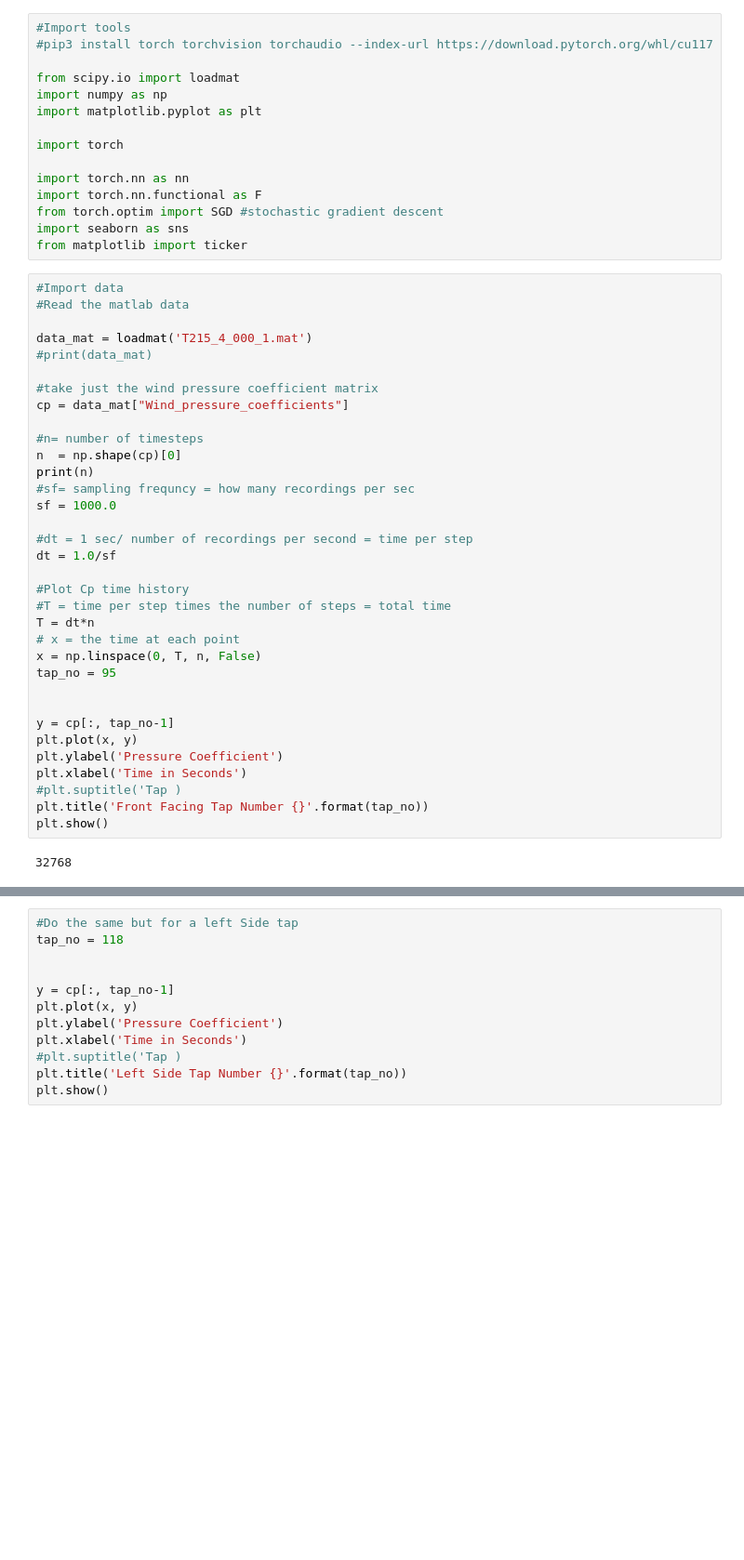
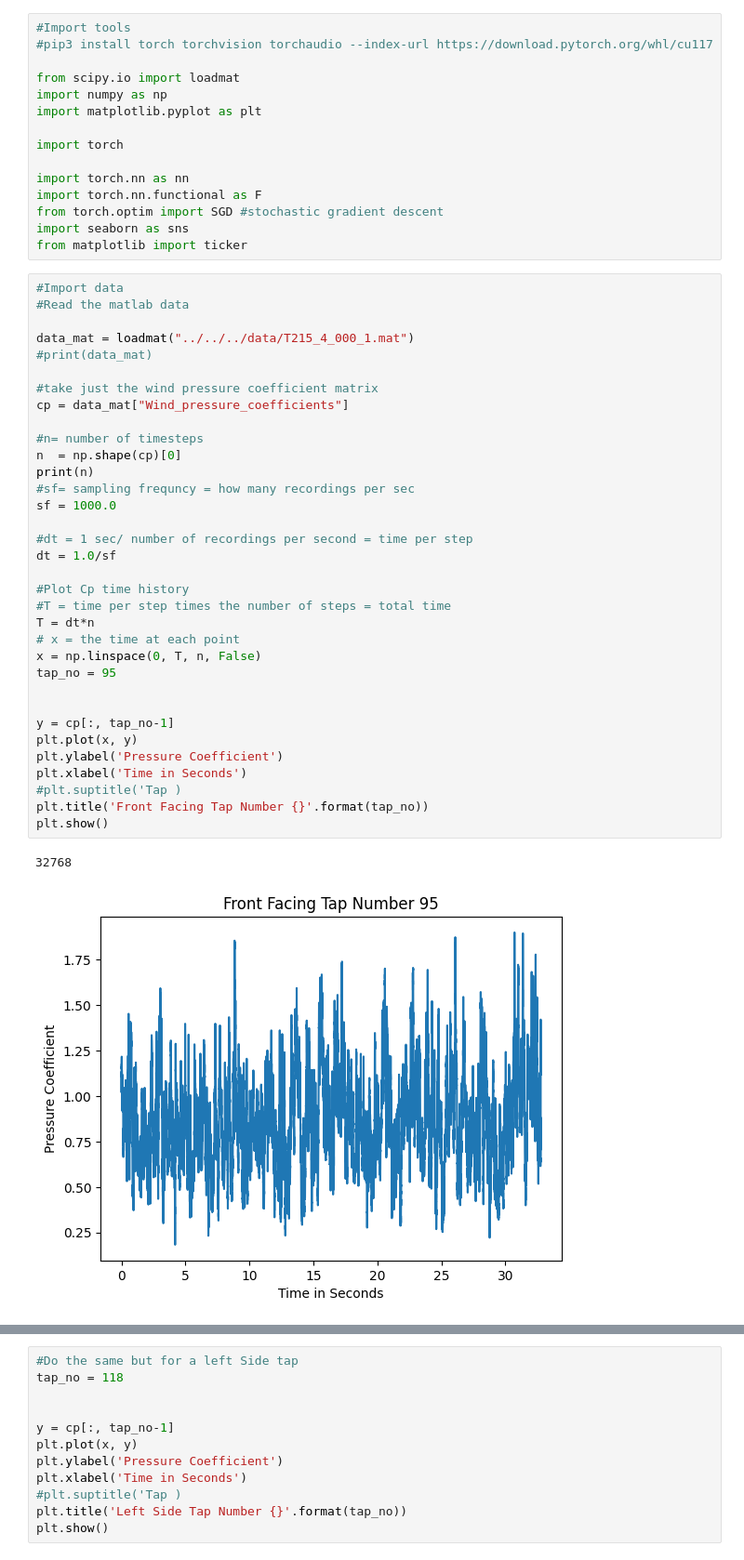
Before and after one commit to bocirnec/SimCenterREU, a Jupyter notebook: MLP/MLP.ipynb, the cells around one changed output, grey strips where cells are left out. Shown at 93% size. Drawn from its saved outputs; the diff is of its cells as text; blank space fills up the shorter version.

```diff
--- a/MLP/MLP.ipynb
+++ b/MLP/MLP.ipynb
@@ -17,38 +17,39 @@ from matplotlib import ticker
 #Import data
 #Read the matlab data
 
-data_mat = loadmat('T215_4_000_1.mat')
+data_mat = loadmat("../../../data/T215_4_000_1.mat")
 #print(data_mat)
 
 #take just the wind pressure coefficient matrix
 cp = data_mat["Wind_pressure_coefficients"]
 
 #n= number of timesteps
 n  = np.shape(cp)[0]
 print(n)
 #sf= sampling frequncy = how many recordings per sec
 sf = 1000.0
 
 #dt = 1 sec/ number of recordings per second = time per step
 dt = 1.0/sf
 
 #Plot Cp time history
 #T = time per step times the number of steps = total time
 T = dt*n
 # x = the time at each point
 x = np.linspace(0, T, n, False)
 tap_no = 95
 
 
 y = cp[:, tap_no-1]
 plt.plot(x, y)
 plt.ylabel('Pressure Coefficient')
 plt.xlabel('Time in Seconds')
 #plt.suptitle('Tap )
 plt.title('Front Facing Tap Number {}'.format(tap_no))
 plt.show()
 # %% [output]
 32768
+[figure, added]
 # %%
 #Do the same but for a right side tap
 tap_no = 103
```
Also changed, not shown: parts of 6 cells of this notebook.
